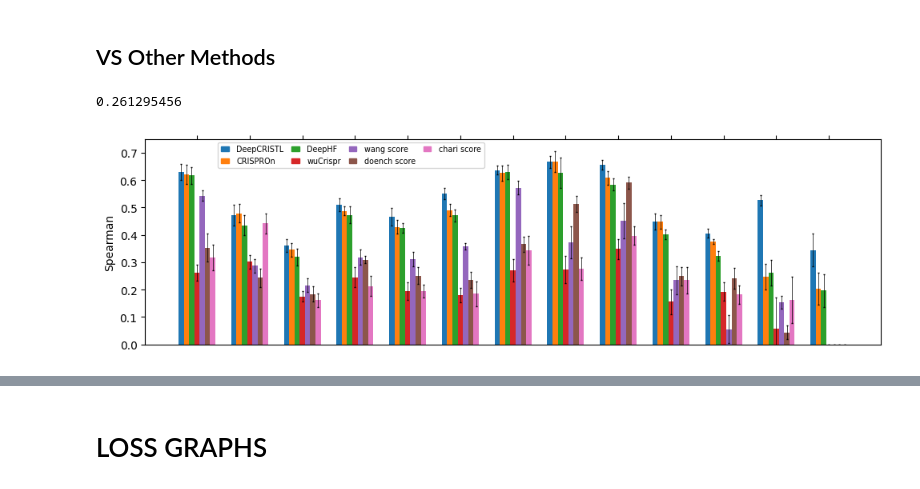
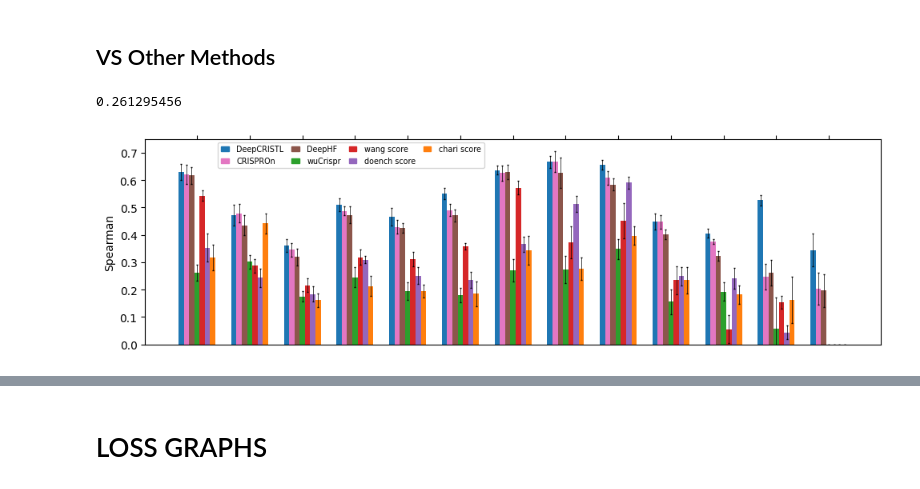
Before and after one commit to OrensteinLab/DeepCRISTL, a Jupyter notebook: new_version/graphs.ipynb, the cells around one changed output, grey strips where cells are left out. Drawn from its saved outputs; the diff is of its cells as text; code cells hidden in the pictures.

Commit message:
figures stuff

```diff
--- a/new_version/graphs.ipynb
+++ b/new_version/graphs.ipynb
@@ -238,7 +243,7 @@ print(data_means['wuCrispr'][0])
 hex_colors = ['#1f77b4', '#ff7f0e', '#2ca02c', '#d62728', '#9467bd', '#8c564b', '#e377c2']
 #hex_colors = ['#1f77b4', '#f0e442', '#17becf', '#bcbd22', '#e7ba52', '#7f7f7f', '#dbdb8d']
 #hex_colors = ['#1f77b4', '#443983', '#31688e', '#21918c', '#35b779', '#90d743', '#fde725']
-
+hex_colors = ['#1f77b4', '#e377c2', '#8c564b', '#2ca02c', '#d62728', '#9467bd', '#ff7f0e']
 
 
 
@@ -278,33 +283,33 @@ legend_elements = [
 
 
 
 
 plt.legend(handles=legend_elements, loc='lower center', bbox_to_anchor=(0.28, 0.84), ncol=4,
             fontsize='x-small', handlelength=1, handletextpad=1, columnspacing=1)
 
 # make figure bigger
 plt.gcf().set_size_inches(10, 3)
 
 # set y axis limits
 plt.ylim(0.0, 0.75)
 
 # show x axis on top
 plt.gca().xaxis.set_ticks_position('top')
 
 plt.xticks(index-bar_width*2 + total_width / 2, [], rotation=90)
 
 
 
 # Adjust layout
 plt.tight_layout()
 
 
 # save the plot
-plt.savefig('part2.png', dpi=300)
+plt.savefig('part2.svg', dpi=400)
 
 # Show the plot
 plt.show()
 # %% [output]
 0.261295456
-[figure, old version]
+[figure, new version]
 # %%
```
Also changed, not shown: parts of 10 cells of this notebook, 3 other files.
